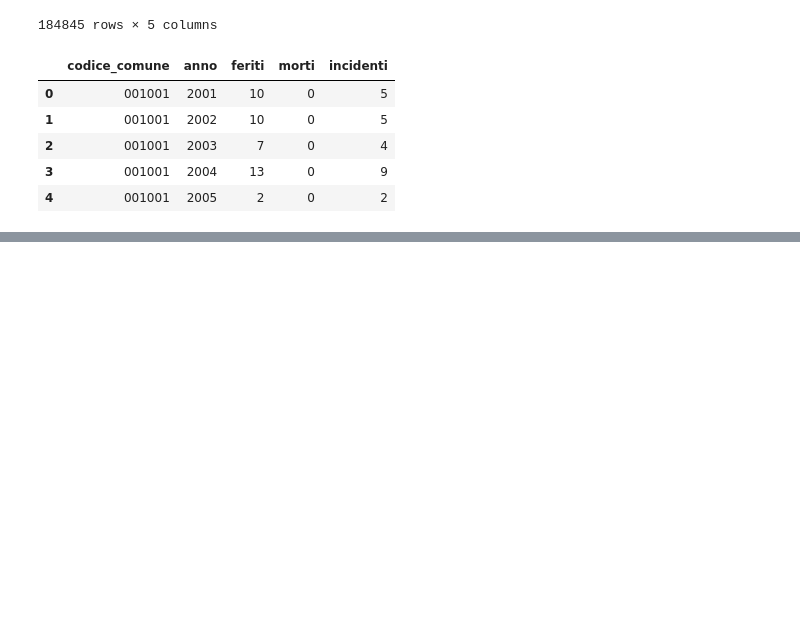
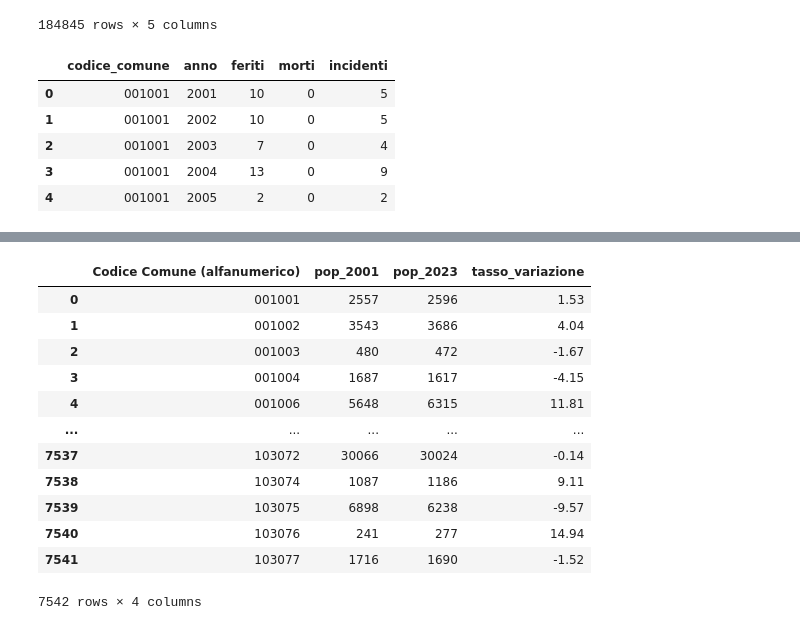
Before and after one commit to LordVessio/boolean-istat-traffic-analysis, a Jupyter notebook: Final Project Nicola Vessio.ipynb, the cells around one changed output, grey strips where cells are left out. Cells and saved outputs as stored; diff of their text form; code cells hidden in the pictures; blank space fills up the shorter version.

```diff
--- a/Final Project Nicola Vessio.ipynb
+++ b/Final Project Nicola Vessio.ipynb
@@ -543,4 +521,11 @@ pop_2023
 7900 rows × 6 columns
+# %%
+pop_2001['Codice Comune (alfanumerico)'] = pop_2001['Codice Comune (alfanumerico)'].astype(str).str.zfill(6)
+pop_2023['Codice Comune (alfanumerico)'] = pop_2023['Codice Comune (alfanumerico)'].astype(str).str.zfill(6)
+
+# riporto il codice comune a stringa di 6 cifre con zfill come in precedneza
+# perchè pandas lo legge come intero perdendo gli zeri (1001 invece di 001001)
+# come ha fatto prima, se no non combacerebbe con la chiave degli incidenti nel merge
 # %%
 pop_2001 = pop_2001.rename(columns={'Popolazione residente': 'pop_2001'})
 pop_2023 = pop_2023.rename(columns={'Popolazione residente': 'pop_2023'})
@@ -548,3 +533,15 @@ pop_2023 = pop_2023.rename(columns={'Popolazione residente': 'pop_2023'})
 # rinomino la colonna popolazione in ognuno dei due dataframe, perché
 # altrimenti dopo il merge avrei due colonne con lo stesso nome
 # (Popolazione residente) e non potrei distinguerle
+# %%
+confronto_pop = pop_2001[['Codice Comune (alfanumerico)', 'pop_2001']].merge(
+    pop_2023[['Codice Comune (alfanumerico)', 'pop_2023']],
+    on='Codice Comune (alfanumerico)'
+)
+confronto_pop
+
+# adesso che ho sistemato i df, per decidere se un solo anno di popolazione basta, costruisco un dataframe
+# di confronto unendo SOLO il codice comune e le due popolazioni,
+# senza trascinarmi dietro superficie, nome e sigla, che tanto
+# non mi servono per questa verifica. uso un merge usando Codice
+# Comune come PK così ogni riga avrà la popolazione del comune nei due anni
@@ -550,0 +562,24 @@ pop_2023 = pop_2023.rename(columns={'Popolazione residente': 'pop_2023'})
+# %%
+confronto_pop['tasso_variazione'] = (
+    (confronto_pop['pop_2023'] - confronto_pop['pop_2001']) / confronto_pop['pop_2001'] * 100
+).round(2)
+confronto_pop
+
+# calcolo il tasso di variazione della popolazione di ogni comune tra il 2001
+# e il 2023: (valore finale - valore iniziale) / valore iniziale * 100 e
+# arrotondo a 2 decimali per favorire la leggibilità del dato.
+# positivo = crescita e negativo = spopolamento
+# %% [output]
+|  | Codice Comune (alfanumerico) | pop_2001 | pop_2023 | tasso_variazione |
+| 0 | 001001 | 2557 | 2596 | 1.53 |
+| 1 | 001002 | 3543 | 3686 | 4.04 |
+| 2 | 001003 | 480 | 472 | -1.67 |
+| 3 | 001004 | 1687 | 1617 | -4.15 |
+| 4 | 001006 | 5648 | 6315 | 11.81 |
+| ... | ... | ... | ... | ... |
+| 7537 | 103072 | 30066 | 30024 | -0.14 |
+| 7538 | 103074 | 1087 | 1186 | 9.11 |
+| 7539 | 103075 | 6898 | 6238 | -9.57 |
+| 7540 | 103076 | 241 | 277 | 14.94 |
+| 7541 | 103077 | 1716 | 1690 | -1.52 |
+7542 rows × 4 columns
```
Also changed, not shown: parts of 10 cells of this notebook, 23 other files.
